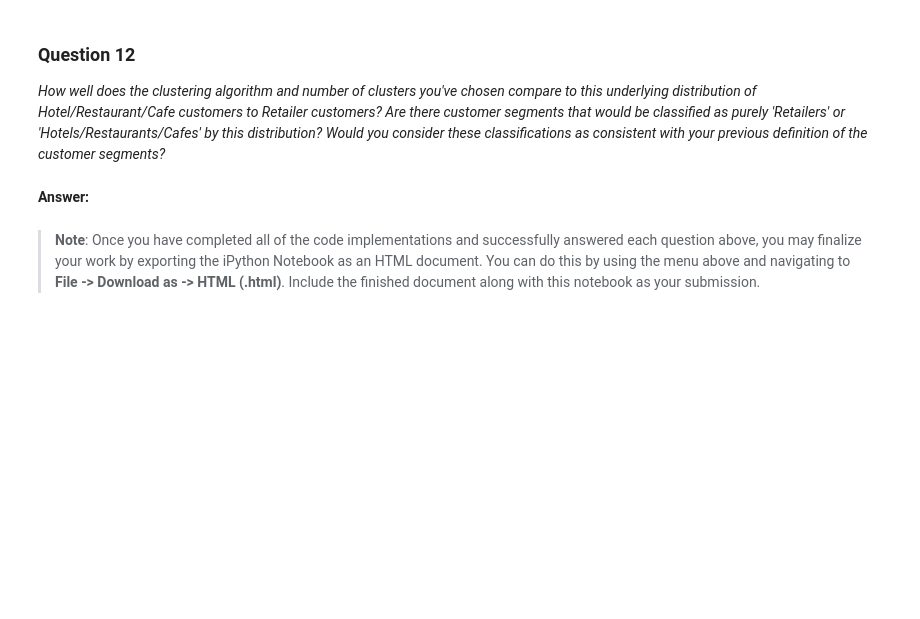
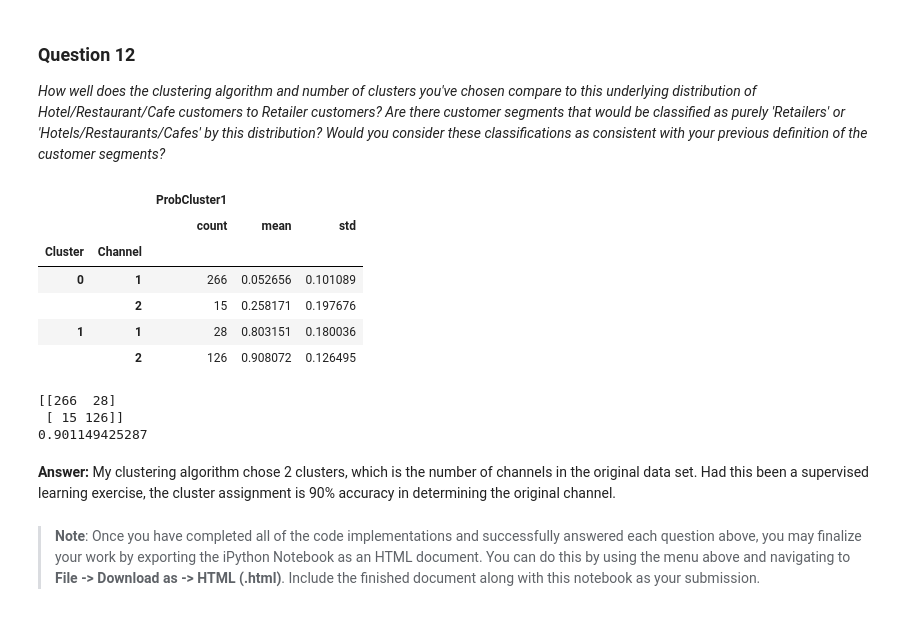
Before and after one commit to torenunez/machine-learning, a Jupyter notebook: projects/customer_segments/customer_segments.ipynb, the cells around one changed output. Saved outputs shown, nothing was run; the diff lists cells and outputs as text; code cells hidden in the pictures; blank space fills up the shorter version.

Commit message:
customer segments project  complete, answers need polish

```diff
--- a/projects/customer_segments/customer_segments.ipynb
+++ b/projects/customer_segments/customer_segments.ipynb
@@ -536,8 +598,35 @@ vs.channel_results(reduced_data, outliers, pca_samples)
 # %% [markdown]
 ### Question 12
 *How well does the clustering algorithm and number of clusters you've chosen compare to this underlying distribution of Hotel/Restaurant/Cafe customers to Retailer customers? Are there customer segments that would be classified as purely 'Retailers' or 'Hotels/Restaurants/Cafes' by this distribution? Would you consider these classifications as consistent with your previous definition of the customer segments?*
-# %% [markdown]
-**Answer:**
+# %%
+full_data = pd.read_csv("customers.csv")
+channel = pd.DataFrame(full_data['Channel'], columns = ['Channel'])
+channel = channel.drop(channel.index[outliers]).reset_index(drop = True)
+
+predictions = pd.DataFrame(preds, columns = ['Cluster'])
+probabilities  = pd.DataFrame(preds_prob[:,1], columns=['ProbCluster1'])
+all_data = pd.concat([predictions, probabilities, channel, reduced_data], axis = 1)
+
+all_data[['ProbCluster1','Cluster','Channel']].groupby(['Cluster','Channel']).agg(['count','mean','std'])
+# %% [output]
+|  |  | ProbCluster1 |  |  |
+|  |  | count | mean | std |
+| Cluster | Channel |  |  |  |
+| 0 | 1 | 266 | 0.052656 | 0.101089 |
+|  | 2 | 15 | 0.258171 | 0.197676 |
+| 1 | 1 | 28 | 0.803151 | 0.180036 |
+|  | 2 | 126 | 0.908072 | 0.126495 |
+# %%
+from sklearn.metrics import accuracy_score, confusion_matrix
+print confusion_matrix(channel, predictions+1)
+print accuracy_score(channel, predictions+1)
+# %% [output]
+[[266  28]
+ [ 15 126]]
+0.901149425287
+# %% [markdown]
+**Answer:**
+My clustering algorithm chose 2 clusters, which is the number of channels in the original data set. Had this been a supervised learning exercise, the cluster assignment is 90% accuracy in determining the original channel.
 # %% [markdown]
 > **Note**: Once you have completed all of the code implementations and successfully answered each question above, you may finalize your work by exporting the iPython Notebook as an HTML document. You can do this by using the menu above and navigating to
 **File -> Download as -> HTML (.html)**. Include the finished document along with this notebook as your submission.
```
Also changed, not shown: parts of 26 cells of this notebook.
